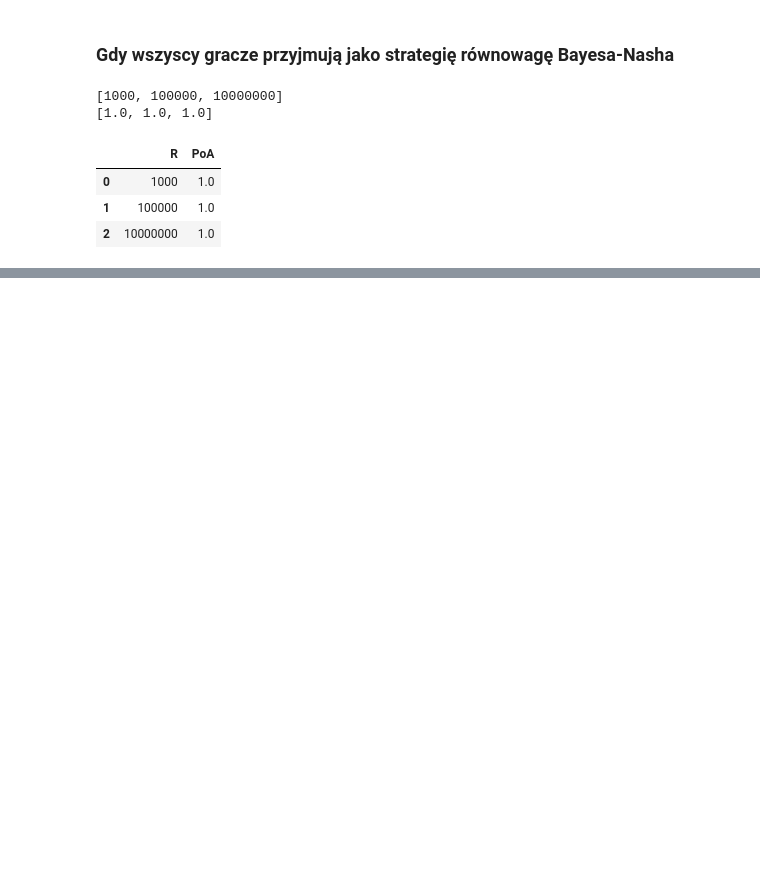
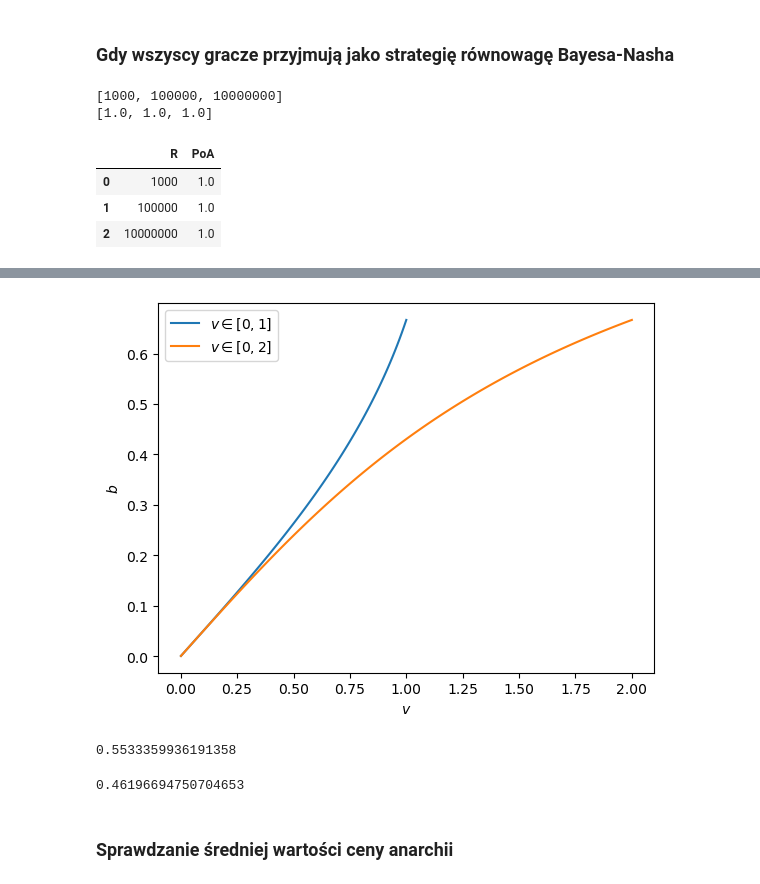
Before and after one commit to mlwnavis/PriceOfAnarchyAuctions, a Jupyter notebook: Main.ipynb, the cells around one changed output, grey strips where cells are left out. Cells and saved outputs as stored; diff of their text form; code cells hidden in the pictures; blank space fills up the shorter version.

```diff
--- a/Main.ipynb
+++ b/Main.ipynb
@@ -91,0 +165,27 @@ ax.legend()
+# %%
+x_1 = np.linspace(0.001, 1, 100)
+x_2 = np.linspace(0.001, 2, 100)
+# %%
+y1 = bet_uneven_Bayes_Nash(x_1, 1)
+y2 = bet_uneven_Bayes_Nash(x_2, 2)
+y = y1-y2
+# %%
+fig, ax = plt.subplots()
+ax.plot(x_1, y1, label = r'$v\in [0,1]$')
+ax.plot(x_2, y2, label = r'$v\in [0,2]$')
+ax.legend()
+plt.xlabel(r'$v$')
+plt.ylabel(r'$b$')
+plt.savefig('bayes_nash_uneven.png')
+# %% [output]
+[figure, added]
+# %%
+bet_uneven_Bayes_Nash(0.9, 1)
+# %% [output]
+0.5533359936191358
+# %%
+bet_uneven_Bayes_Nash(1.1, 2)
+# %% [output]
+0.46196694750704653
+# %% [markdown]
+### Sprawdzanie średniej wartości ceny anarchii
```
Also changed, not shown: parts of 25 cells of this notebook, 8 other files.
